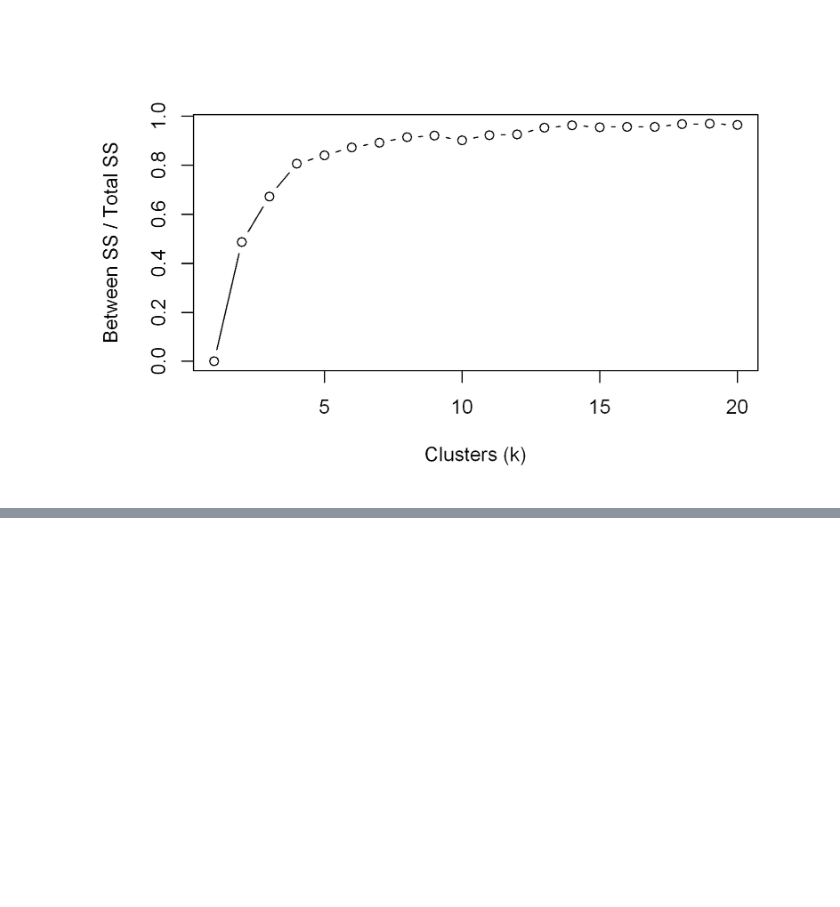
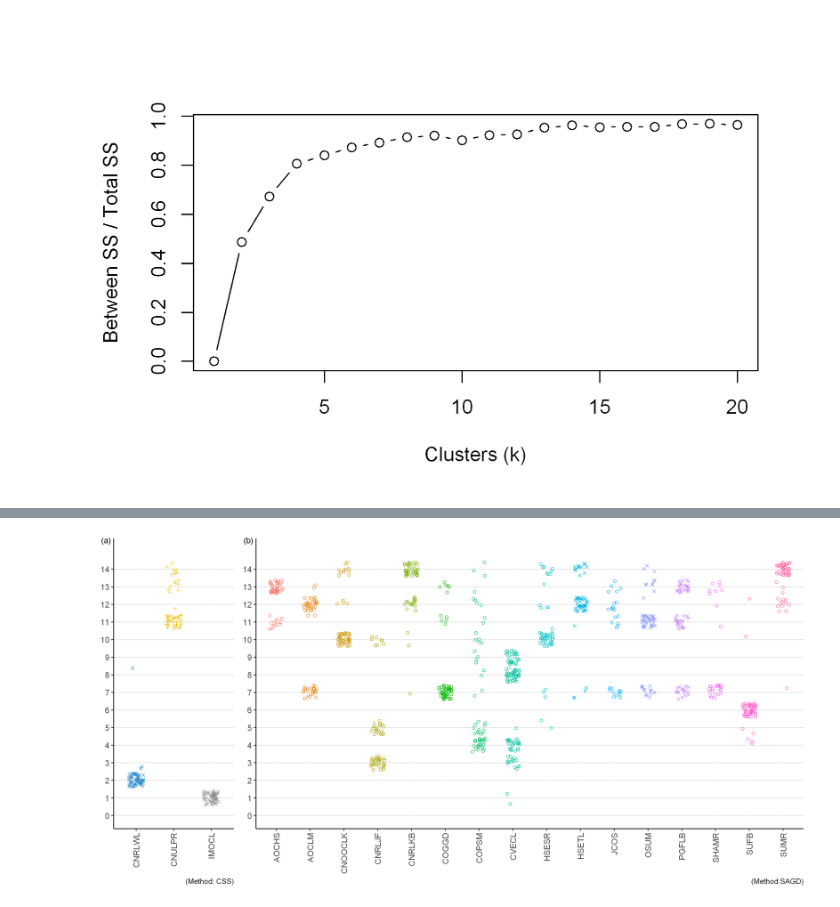
Before and after one commit to Ming2046/Insitu_clustering, a Jupyter notebook: Insitu_KMean.ipynb, the cells around one changed output, grey strips where cells are left out. Cells and saved outputs as stored; diff of their text form; code cells hidden in the pictures; blank space fills up the shorter version.

```diff
--- a/Insitu_KMean.ipynb
+++ b/Insitu_KMean.ipynb
@@ -166,0 +300,15 @@ plot(1:20, betweenss_totss, type = "b",
+# %%
+options(repr.plot.width=12, repr.plot.height=6,repr.plot.res =300)
+Trend = ggarrange(
+    g1,
+    g2,
+    labels = c("(a)","(b)"),
+    font.label = list(size = 10, face = "plain"),
+    ncol = 2,
+    nrow = 1,
+    widths = c(2,8),
+    align = "h"
+)
+Trend
+# %% [output]
+[figure, added]
```
Also changed, not shown: parts of 11 cells of this notebook, 6 other files.
